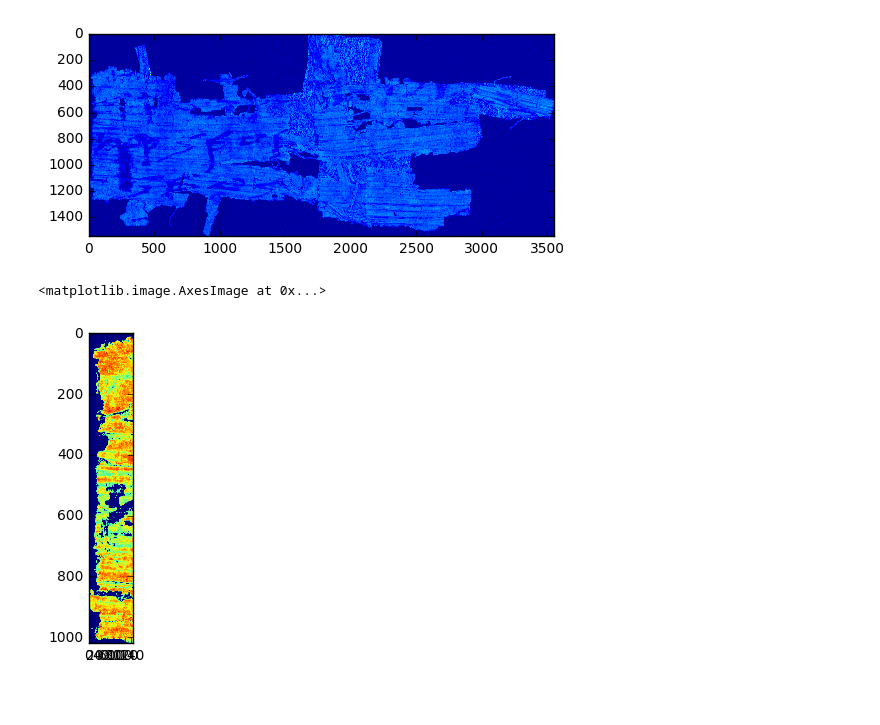
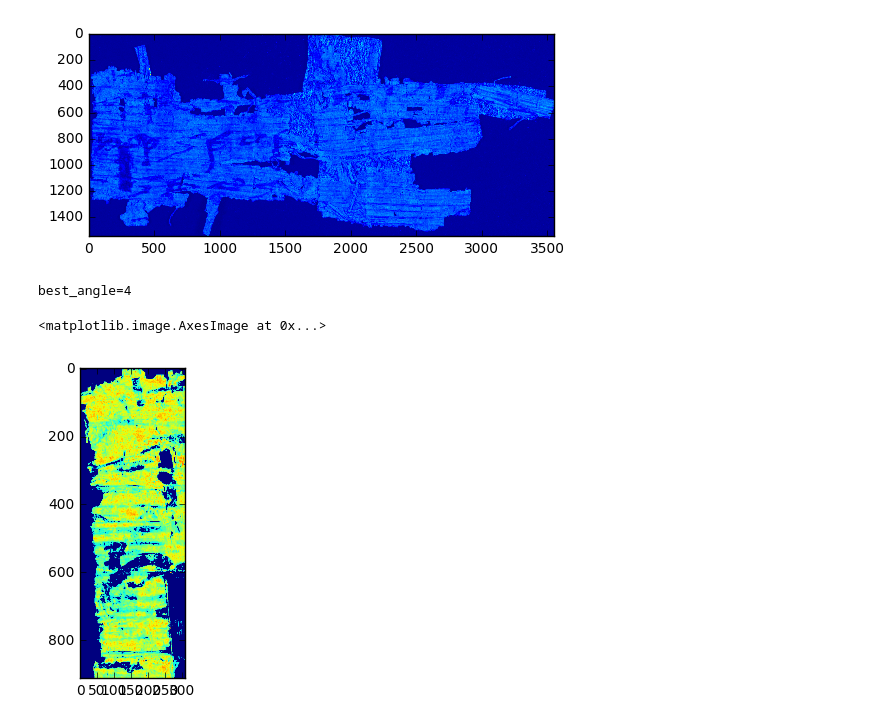
Before and after one commit to roy651/thesis, a Jupyter notebook: index.ipynb, the cells around one changed output. Drawn from its saved outputs; the diff is of its cells as text; code cells hidden in the pictures.

```diff
--- a/index.ipynb
+++ b/index.ipynb
@@ -83,21 +113,11 @@ plt.imshow(blue)
 # %% [output]
 <matplotlib.image.AxesImage at 0x...>
 [figure]
-# %%
-# Slice the left 150 px of the so-called "blue" image
-left_edge_orig = crop(blue, 1, 1400, 1, 150)
-left_edge_orig = crop_thresholded(left_edge_orig)
-
-# Copy to a new array so we don't thrash the origin
-left_edge = np.empty_like (left_edge_orig)
-np.copyto(left_edge, left_edge_orig)
-
-# Zero down low level "noise" values
-low_values_indices = left_edge < 30  # Where values are low
-left_edge[low_values_indices] = 0  # All low values set to 0
-
-# show the left side filtered image
-plt.imshow(left_edge)
-# %% [output]
-<matplotlib.image.AxesImage at 0x...>
-[figure, removed]
+# %%
+best_rotation = get_best_angle_rotation(blue, True, 350)
+left_edge_rotated = slice_image_left_edge(blue, 350, best_rotation)
+plt.imshow(left_edge_rotated)
+# %% [output]
+best_angle=4
+<matplotlib.image.AxesImage at 0x...>
+[figure, added]
```
Also changed, not shown: parts of 9 cells of this notebook.
